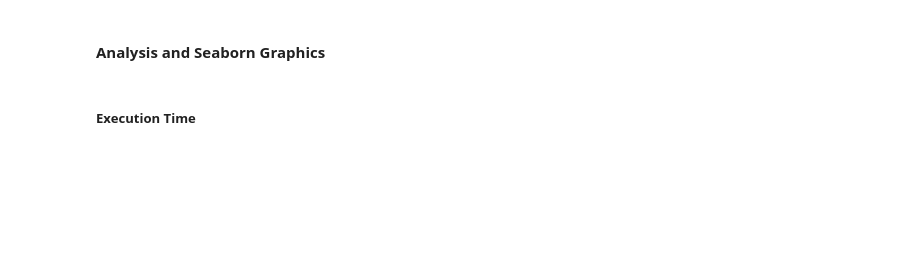
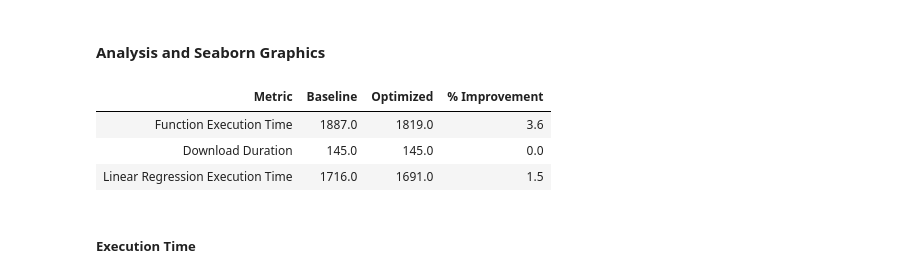
Before and after one commit to nilshoeller/minos, a Jupyter notebook: jupyter/workflow-1.ipynb, the cells around one changed output. Saved outputs shown, nothing was run; the diff lists cells and outputs as text; code cells hidden in the pictures; blank space fills up the shorter version.

```diff
--- a/jupyter/workflow-1.ipynb
+++ b/jupyter/workflow-1.ipynb
@@ -193,11 +229,11 @@ fetch_logs_and_save(CloudFunction.BASELINE, PROJECT_ID, fetch_minutes_back, curr
 # %%
 # CALCULATE METRICS
 
-median_function_execution = return_median_function_execution(today_date, execution_count, "baselineFunction"), return_median_function_execution(today_date, execution_count, "functionOptimized")
+median_function_execution = return_median_function_execution(today_date, execution_count, "baselineFunction"), return_median_function_execution(today_date, execution_count, "optimizedFunction")
 
-median_download_duration = return_median_download(today_date, execution_count, "baselineFunction"), return_median_download(today_date, execution_count, "functionOptimized")
+median_download_duration = return_median_download(today_date, execution_count, "baselineFunction"), return_median_download(today_date, execution_count, "optimizedFunction")
 
-median_lr_duration = return_median_lr_duration(today_date, execution_count, "baselineFunction"), return_median_lr_duration(today_date, execution_count, "functionOptimized")
+median_lr_duration = return_median_lr_duration(today_date, execution_count, "baselineFunction"), return_median_lr_duration(today_date, execution_count, "optimizedFunction")
 
 data = {
     "Metric": ["Function Execution Time", "Download Duration", "Linear Regression Execution Time"],
@@ -215,33 +251,38 @@ df["% Improvement"] = ((df["Baseline"] - df["Optimized"]) / df["Baseline"]) * 10
 file_name = "table.json"
 output_path = os.path.join(curr_exec_folder_path, file_name)
 df.to_json(output_path, orient="records", indent=4)
 
 # Display DataFrame
 # print(df)
 
 # Conditional styling
 styled_df = df.style.format({"Baseline": "{:.1f}", "Optimized": "{:.1f}", "% Improvement": "{:.1f}"}) \
                     .map(lambda x: 'color: red;' if x < 0 else 'color: green;', subset=["% Improvement"]) \
                    .set_table_styles([{
                        'selector': 'thead th',
                        'props': [
                            ('background-color', '#f2f2f2'),
                            ('color', 'black'),
                            ('font-size', '16px'),
                            ('text-align', 'center')
                            ],
                        }
                        ]) \
                    .set_properties(**{
                        'border': '1px solid black',
                        'text-align': 'center',
                        'font-size': '14px',
                        'padding': '10px',
                    }) \
                    .hide(axis="index")
 
 # Display the styled DataFrame
 styled_df
+# %% [output]
+| Metric | Baseline | Optimized | % Improvement |
+| Function Execution Time | 1887.0 | 1819.0 | 3.6 |
+| Download Duration | 145.0 | 145.0 | 0.0 |
+| Linear Regression Execution Time | 1716.0 | 1691.0 | 1.5 |
 # %%
 # SETUP DATA FOR PLOTS
 
```
Also changed, not shown: parts of 9 cells of this notebook, 20 other files.
